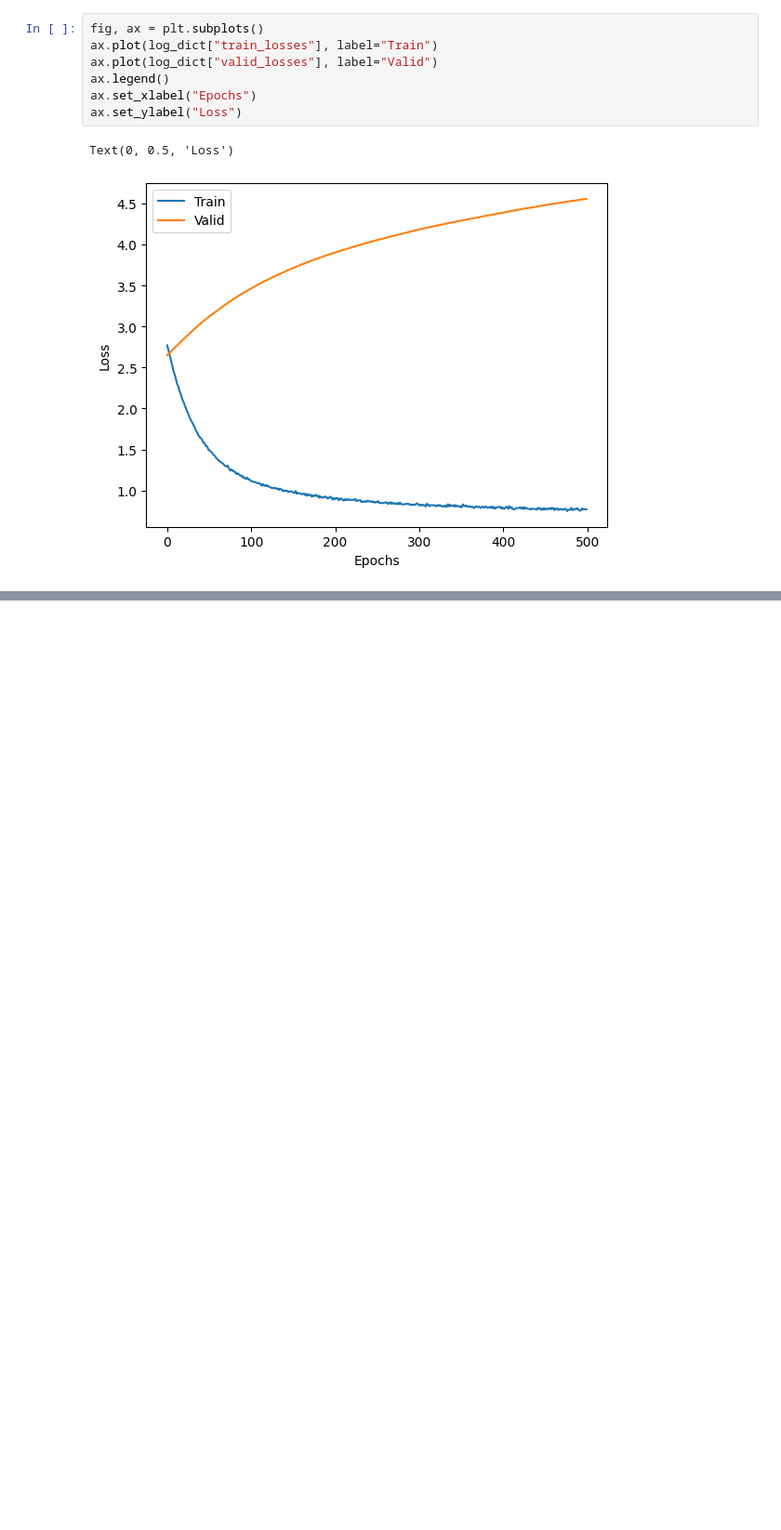
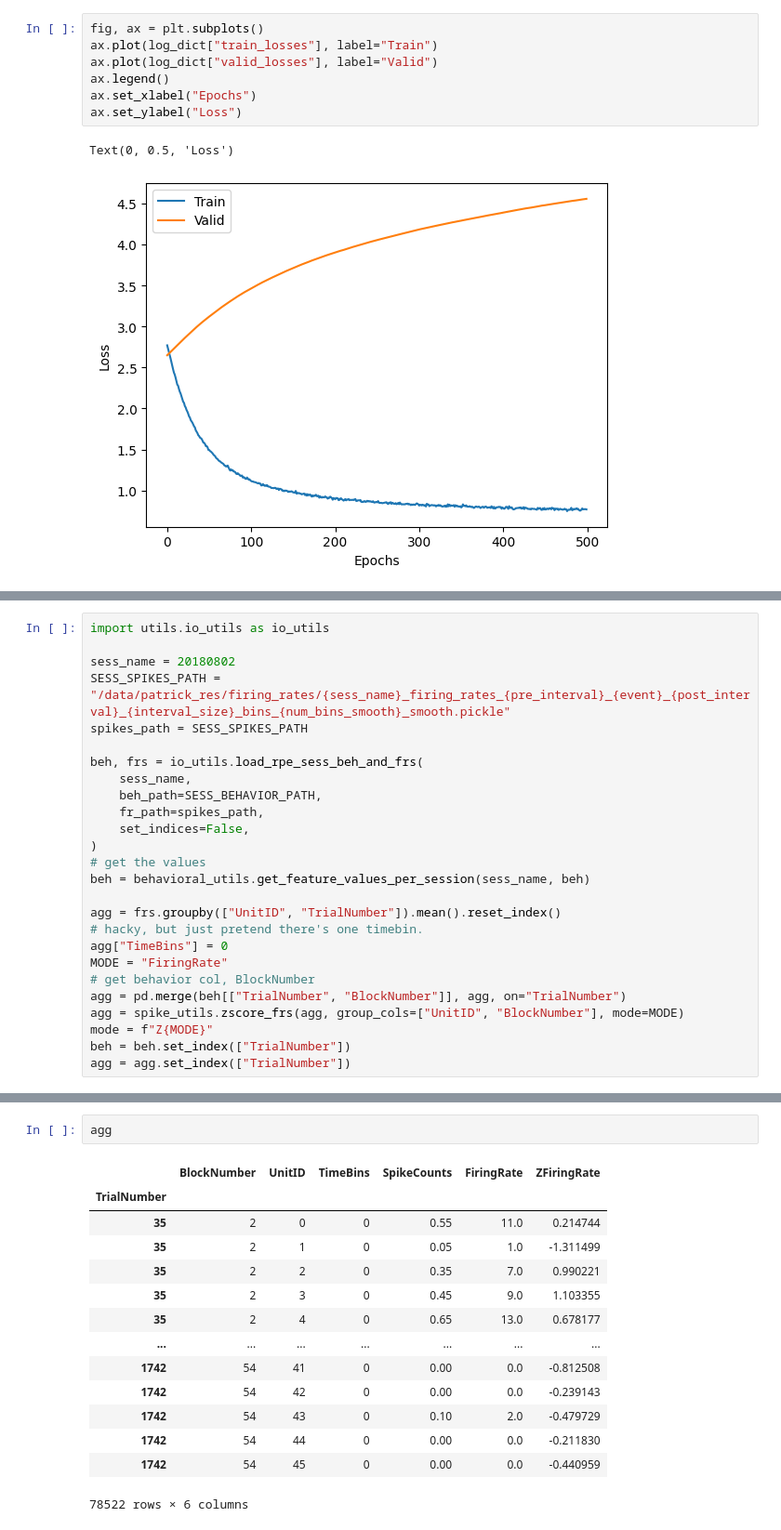
Before and after one commit to pqz317/wcst_decode, a Jupyter notebook: notebooks/20240507_feat_max_decoding_overfitting.ipynb, the cells around one changed output, grey strips where cells are left out. Shown at 93% size. Saved outputs shown, nothing was run; the diff lists cells and outputs as text; blank space fills up the shorter version.

Commit message:
examined glms with zscore block

```diff
--- a/notebooks/20240507_feat_max_decoding_overfitting.ipynb
+++ b/notebooks/20240507_feat_max_decoding_overfitting.ipynb
@@ -84,0 +84,26 @@ Text(0, 0.5, 'Loss')
+# %%
+import utils.io_utils as io_utils
+
+sess_name = 20180802
+SESS_SPIKES_PATH = "/data/patrick_res/firing_rates/{sess_name}_firing_rates_{pre_interval}_{event}_{post_interval}_{interval_size}_bins_{num_bins_smooth}_smooth.pickle"
+spikes_path = SESS_SPIKES_PATH
+
+beh, frs = io_utils.load_rpe_sess_beh_and_frs(
+    sess_name,
+    beh_path=SESS_BEHAVIOR_PATH,
+    fr_path=spikes_path,
+    set_indices=False,
+)
+# get the values
+beh = behavioral_utils.get_feature_values_per_session(sess_name, beh)
+
+agg = frs.groupby(["UnitID", "TrialNumber"]).mean().reset_index()
+# hacky, but just pretend there's one timebin.
+agg["TimeBins"] = 0
+MODE = "FiringRate"
+# get behavior col, BlockNumber
+agg = pd.merge(beh[["TrialNumber", "BlockNumber"]], agg, on="TrialNumber")
+agg = spike_utils.zscore_frs(agg, group_cols=["UnitID", "BlockNumber"], mode=MODE)
+mode = f"Z{MODE}"
+beh = beh.set_index(["TrialNumber"])
+agg = agg.set_index(["TrialNumber"])
@@ -84,0 +119,17 @@ Text(0, 0.5, 'Loss')
+# %%
+agg
+# %% [output]
+|  | BlockNumber | UnitID | TimeBins | SpikeCounts | FiringRate | ZFiringRate |
+| TrialNumber |  |  |  |  |  |  |
+| 35 | 2 | 0 | 0 | 0.55 | 11.0 | 0.214744 |
+| 35 | 2 | 1 | 0 | 0.05 | 1.0 | -1.311499 |
+| 35 | 2 | 2 | 0 | 0.35 | 7.0 | 0.990221 |
+| 35 | 2 | 3 | 0 | 0.45 | 9.0 | 1.103355 |
+| 35 | 2 | 4 | 0 | 0.65 | 13.0 | 0.678177 |
+| ... | ... | ... | ... | ... | ... | ... |
+| 1742 | 54 | 41 | 0 | 0.00 | 0.0 | -0.812508 |
+| 1742 | 54 | 42 | 0 | 0.00 | 0.0 | -0.239143 |
+| 1742 | 54 | 43 | 0 | 0.10 | 2.0 | -0.479729 |
+| 1742 | 54 | 44 | 0 | 0.00 | 0.0 | -0.211830 |
+| 1742 | 54 | 45 | 0 | 0.00 | 0.0 | -0.440959 |
+78522 rows × 6 columns
```
Also changed, not shown: parts of 3 cells of this notebook.
